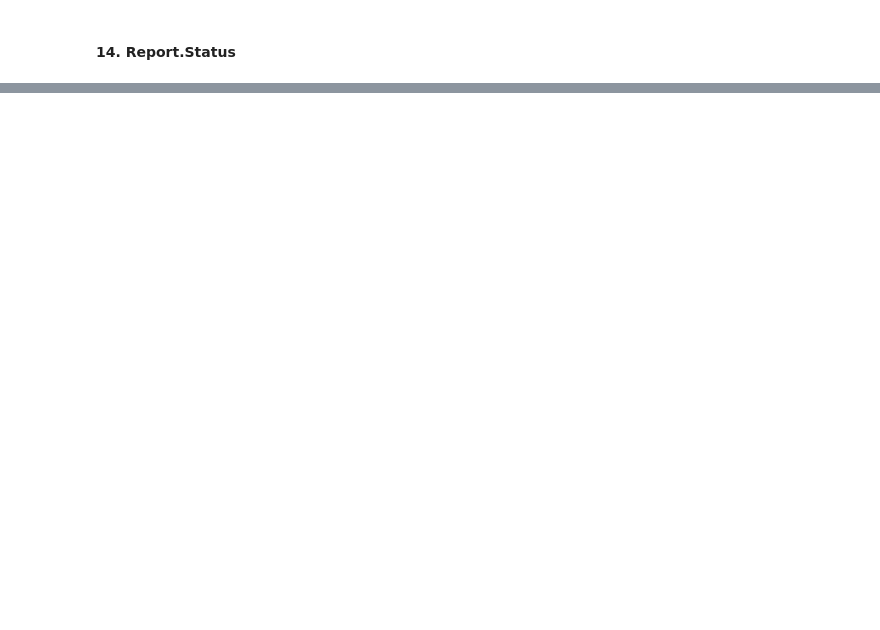
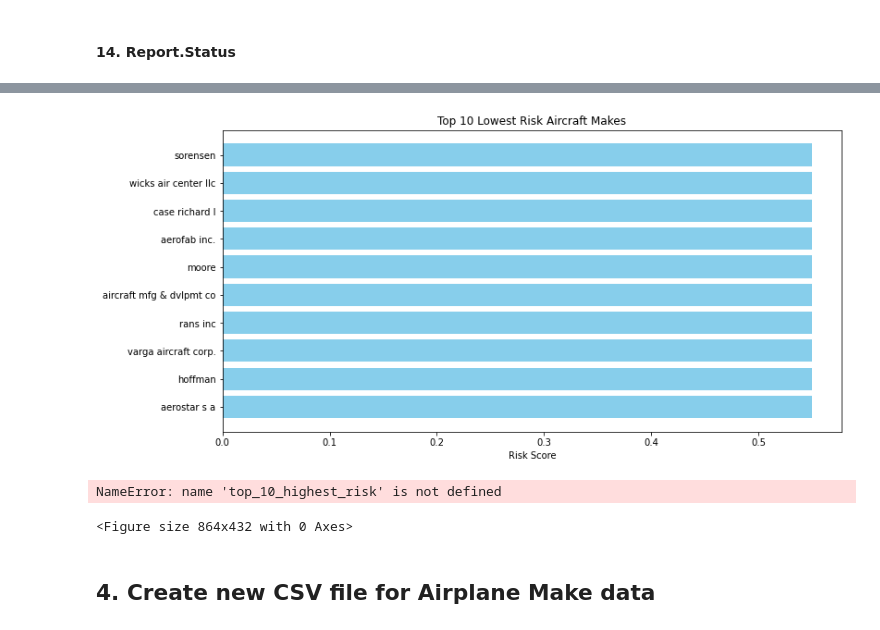
Before and after one commit to vkigen/dsc-phase-1-project-v3, a Jupyter notebook: final_index.ipynb, the cells around one changed output, grey strips where cells are left out. Drawn from its saved outputs; the diff is of its cells as text; code cells hidden in the pictures; blank space fills up the shorter version.

```diff
--- a/final_index.ipynb
+++ b/final_index.ipynb
@@ -807,0 +953,3 @@ dtype: int64
+# %%
+mode_value = adc['Location'].mode()[0]
+adc['Location'].fillna(mode_value, inplace=True)
@@ -807,0 +958,3 @@ dtype: int64
+# %%
+mode_value = adc['Country'].mode()[0]
+adc['Country'].fillna(mode_value, inplace=True)
@@ -807,0 +1098,14 @@ dtype: int64
+# %%
+airplane_make_df['Pilot.Error.Rate'] = 0.0
+
+for make in airplane_make_df['Make']:
+    model_data = adc[adc['Make'] == make]
+    pilot_error_count = 0
+    make_accidents = model_data.shape[0]
+    for index, value in model_data['Report.Status'].iteritems():
+        if 'pilot' in value:
+            pilot_error_count += 1
+    pilot_error_rate = round(((pilot_error_count/make_accidents)*100),2)
+
+    # Update the dataframe with the calculated values
+    airplane_make_df.loc[airplane_make_df['Make'] == make, 'Pilot.Error.Rate'] = pilot_error_rate
@@ -807,0 +1126,13 @@ dtype: int64
+# %%
+airplane_make_df['Normalized.Frequency'] = (airplane_make_df['Accident.Frequency'] - airplane_make_df['Accident.Frequency'].min()) / (airplane_make_df['Accident.Frequency'].max() - airplane_make_df['Accident.Frequency'].min())
+airplane_make_df['Normalized.Fatality.Rate'] = (airplane_make_df['Fatality.Rate'] - airplane_make_df['Fatality.Rate'].min()) / (airplane_make_df['Fatality.Rate'].max() - airplane_make_df['Fatality.Rate'].min())
+airplane_make_df['Normalized.Pilot.Error.Rate'] = (airplane_make_df['Pilot.Error.Rate'] - airplane_make_df['Pilot.Error.Rate'].min()) / (airplane_make_df['Pilot.Error.Rate'].max() - airplane_make_df['Pilot.Error.Rate'].min())
+
+
+# Calculate the risk score
+airplane_make_df['Risk.Score'] = (0.45 * airplane_make_df['Normalized.Frequency'] + 0.45 * airplane_make_df['Normalized.Fatality.Rate'] + 0.1 * airplane_make_df['Normalized.Pilot.Error.Rate'])
+
+# Sort the dataframe by 'Accident.Frequency' in descending order
+airplane_make_df = airplane_make_df.sort_values(by='Risk.Score', ascending=True).reset_index(drop=True)
+
+airplane_make_df.head(20)
@@ -807,0 +1157,22 @@ dtype: int64
+# %%
+# Plotting the top 10 makes with the lowest risk scores
+top_10_lowest_risk = airplane_make_df.head(10)
+
+plt.figure(figsize=(12, 6))
+plt.barh(top_10_lowest_risk['Make'], top_10_lowest_risk['Risk.Score'], color='skyblue')
+plt.xlabel('Risk Score')
+plt.title('Top 10 Lowest Risk Aircraft Makes')
+plt.show()
+# %% [output]
+[figure, added]
+# %%
+plt.figure(figsize=(12, 6))
+plt.barh(top_10_highest_risk['Make'], top_10_highest_risk['Risk.Score'], color='skyblue')
+plt.xlabel('Risk Score')
+plt.title('Top 10 Highest Risk Aircraft Makes')
+plt.show()
+# %% [output]
+NameError: name 'top_10_highest_risk' is not defined
+<Figure size 864x432 with 0 Axes>
+# %% [markdown]
+## 4. Create new CSV file for Airplane Make data
```
Also changed, not shown: parts of 63 cells of this notebook, 2 other files.
